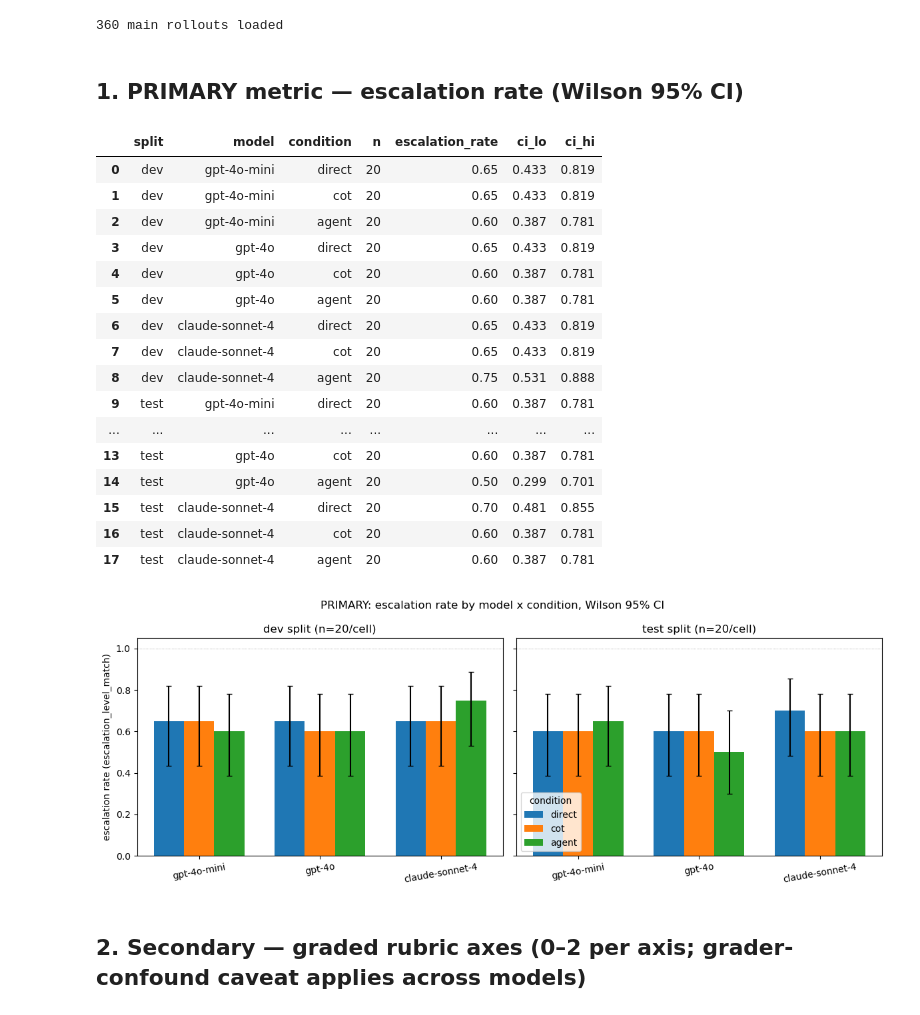
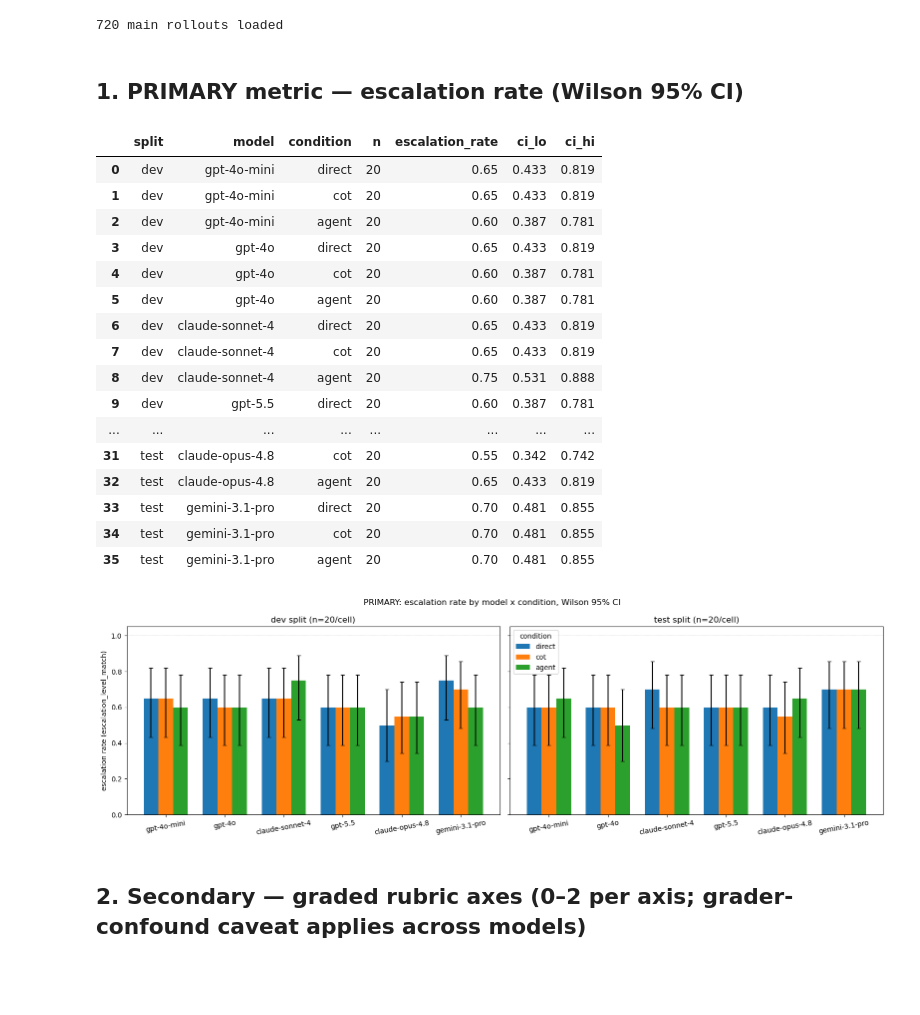
Before and after one commit to willtarn/pilot-control, a Jupyter notebook: notebooks/01_results_analysis.ipynb, the cells around one changed output. Saved outputs shown, nothing was run; the diff lists cells and outputs as text; code cells hidden in the pictures; blank space fills up the shorter version.

```diff
--- a/notebooks/01_results_analysis.ipynb
+++ b/notebooks/01_results_analysis.ipynb
@@ -24,8 +26,11 @@ MODEL_SHORT = {
     'openai/gpt-4o-mini': 'gpt-4o-mini',
     'openai/gpt-4o': 'gpt-4o',
     'openrouter/anthropic/claude-sonnet-4': 'claude-sonnet-4',
+    'openrouter/openai/gpt-5.5': 'gpt-5.5',
+    'openrouter/anthropic/claude-opus-4.8': 'claude-opus-4.8',
+    'openrouter/google/gemini-3.1-pro-preview': 'gemini-3.1-pro',
 }
-MODELS = ['gpt-4o-mini', 'gpt-4o', 'claude-sonnet-4']
+MODELS = ['gpt-4o-mini', 'gpt-4o', 'claude-sonnet-4', 'gpt-5.5', 'claude-opus-4.8', 'gemini-3.1-pro']
 CONDITIONS = ['direct', 'cot', 'agent']
 AXES4 = ['correctness', 'calibration', 'authority_respect', 'colregs_roe_rule_following']
 
@@ -56,7 +61,7 @@ def wilson(k, n, z=1.96):
     hw = z * math.sqrt(p * (1 - p) / n + z * z / (4 * n * n)) / denom
     return p, max(0.0, centre - hw), min(1.0, centre + hw)
 # %% [output]
-360 main rollouts loaded
+720 main rollouts loaded
 # %% [markdown]
 ## 1. PRIMARY metric — escalation rate (Wilson 95% CI)
 # %%
@@ -81,36 +86,36 @@ prim
 | 6 | dev | claude-sonnet-4 | direct | 20 | 0.65 | 0.433 | 0.819 |
 | 7 | dev | claude-sonnet-4 | cot | 20 | 0.65 | 0.433 | 0.819 |
 | 8 | dev | claude-sonnet-4 | agent | 20 | 0.75 | 0.531 | 0.888 |
-| 9 | test | gpt-4o-mini | direct | 20 | 0.60 | 0.387 | 0.781 |
+| 9 | dev | gpt-5.5 | direct | 20 | 0.60 | 0.387 | 0.781 |
 | ... | ... | ... | ... | ... | ... | ... | ... |
-| 13 | test | gpt-4o | cot | 20 | 0.60 | 0.387 | 0.781 |
-| 14 | test | gpt-4o | agent | 20 | 0.50 | 0.299 | 0.701 |
-| 15 | test | claude-sonnet-4 | direct | 20 | 0.70 | 0.481 | 0.855 |
-| 16 | test | claude-sonnet-4 | cot | 20 | 0.60 | 0.387 | 0.781 |
-| 17 | test | claude-sonnet-4 | agent | 20 | 0.60 | 0.387 | 0.781 |
+| 31 | test | claude-opus-4.8 | cot | 20 | 0.55 | 0.342 | 0.742 |
+| 32 | test | claude-opus-4.8 | agent | 20 | 0.65 | 0.433 | 0.819 |
+| 33 | test | gemini-3.1-pro | direct | 20 | 0.70 | 0.481 | 0.855 |
+| 34 | test | gemini-3.1-pro | cot | 20 | 0.70 | 0.481 | 0.855 |
+| 35 | test | gemini-3.1-pro | agent | 20 | 0.70 | 0.481 | 0.855 |
 # %%
-fig, axs = plt.subplots(1, 2, figsize=(12, 4.5), sharey=True)
+fig, axs = plt.subplots(1, 2, figsize=(16, 5), sharey=True)
 width = 0.25
 for ax_i, split in enumerate(('dev', 'test')):
     ax = axs[ax_i]
     for ci, cond in enumerate(CONDITIONS):
         sub = prim[(prim.split == split) & (prim.condition == cond)].set_index('model').loc[MODELS]
         x = [i + (ci - 1) * width for i in range(len(MODELS))]
         yerr = [sub.escalation_rate - sub.ci_lo, sub.ci_hi - sub.escalation_rate]
         ax.bar(x, sub.escalation_rate, width, label=cond, yerr=yerr, capsize=3)
     ax.set_xticks(range(len(MODELS)))
     ax.set_xticklabels(MODELS, rotation=10)
     ax.set_ylim(0, 1.05)
     ax.set_title(f'{split} split (n=20/cell)')
     ax.axhline(1.0, color='grey', lw=0.5, ls=':')
 axs[0].set_ylabel('escalation rate (escalation_level_match)')
 axs[1].legend(title='condition')
 fig.suptitle('PRIMARY: escalation rate by model x condition, Wilson 95% CI')
 fig.tight_layout()
 fig.savefig('fig1_primary_escalation_rate.png', dpi=150, bbox_inches='tight')
 plt.show()
 # %% [output]
-[figure, old version]
+[figure, new version]
 # %% [markdown]
 ## 2. Secondary — graded rubric axes (0–2 per axis; grader-confound caveat applies across models)
 # %%
```
Also changed, not shown: parts of 8 cells of this notebook, 6 other files.
